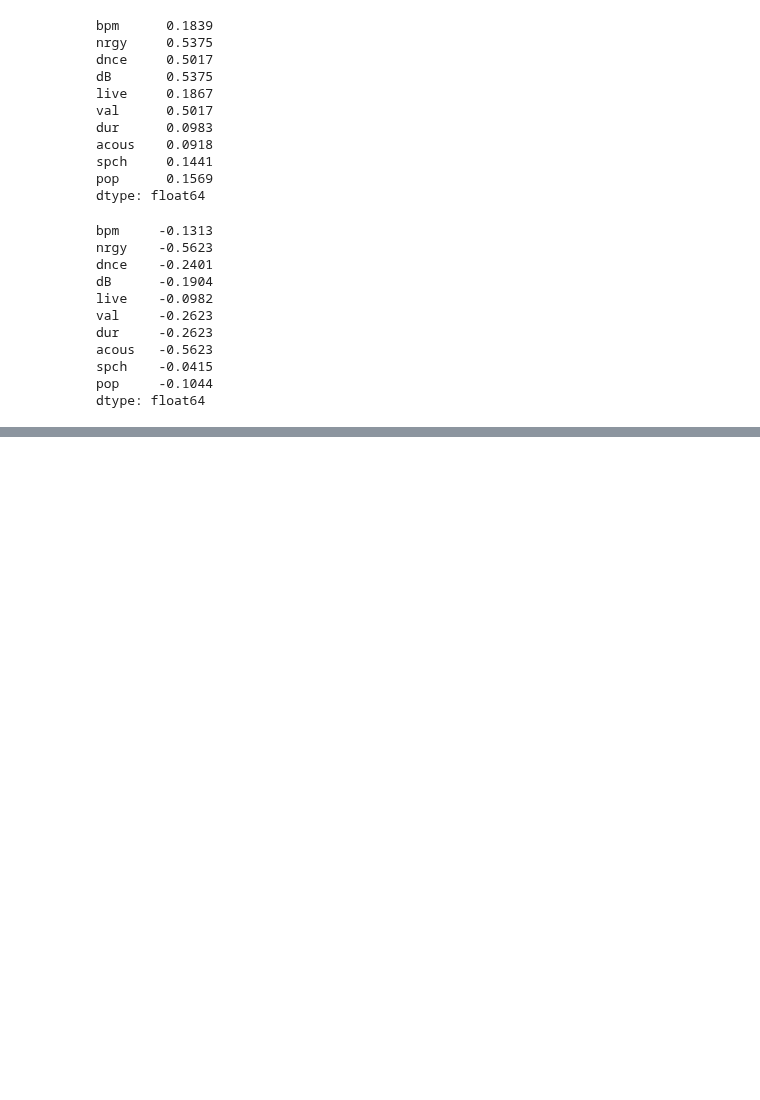
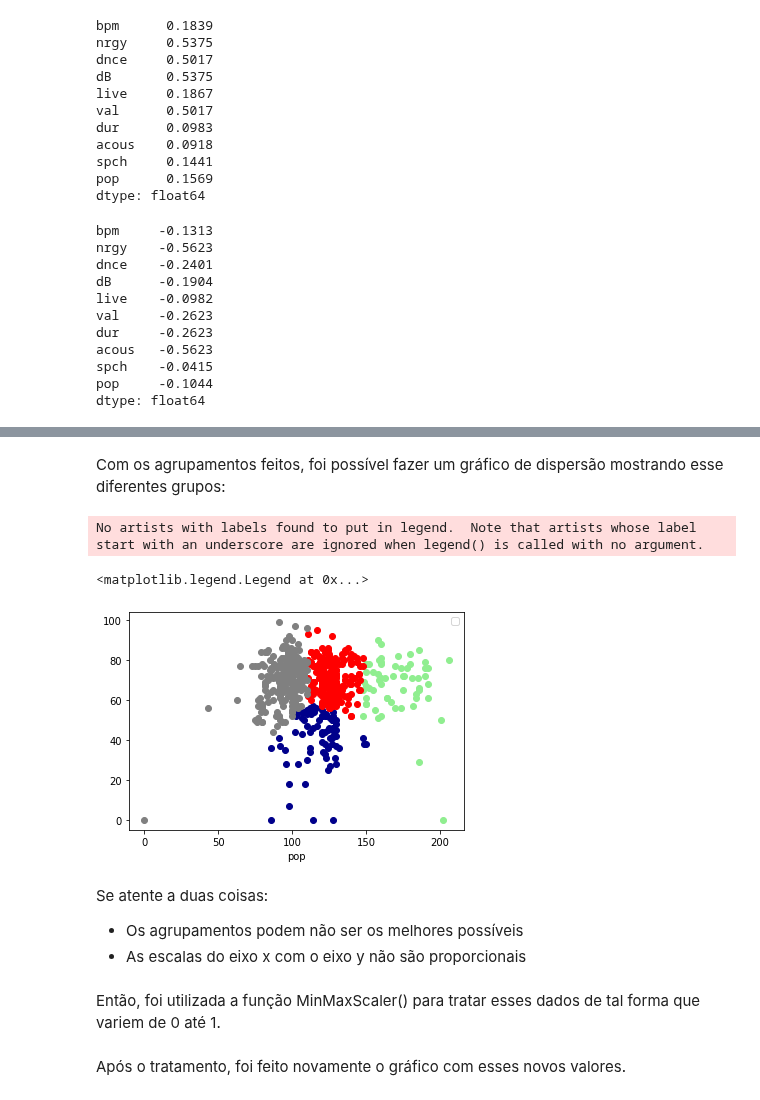
Before and after one commit to viniciusolzon/Music_Analysis, a Jupyter notebook: notebooks/dados_top10spotify.ipynb, the cells around one changed output, grey strips where cells are left out. Drawn from its saved outputs; the diff is of its cells as text; code cells hidden in the pictures; blank space fills up the shorter version.

```diff
--- a/notebooks/dados_top10spotify.ipynb
+++ b/notebooks/dados_top10spotify.ipynb
@@ -208,0 +229,2 @@ dtype: float64
+# %%
+km = KMeans(n_clusters = 4)
@@ -208,0 +233,3 @@ dtype: float64
+# %%
+y_predicted = km.fit_predict(musics[["bpm", "pop"]])
+y_predicted
@@ -208,0 +256,3 @@ dtype: float64
+# %%
+musics["cluster"] = y_predicted
+musics.head()
@@ -208,0 +266,27 @@ dtype: float64
+# %% [markdown]
+Com os agrupamentos feitos, foi possível fazer um gráfico de dispersão mostrando esse diferentes grupos:
+# %%
+df1 = musics[musics["cluster"] == 0 ]
+df2 = musics[musics["cluster"] == 1 ]
+df3 = musics[musics["cluster"] == 2 ]
+df4 = musics[musics["cluster"] == 3 ]
+
+plt.scatter(df1["bpm"], df1["pop"], color = "darkblue")
+plt.scatter(df2["bpm"], df2["pop"], color = "lightgreen")
+plt.scatter(df3["bpm"], df3["pop"], color = "red")
+plt.scatter(df4["bpm"], df4["pop"], color = "grey")
+
+plt.xlabel("bpm")
+plt.xlabel("pop")
+
+plt.legend()
+# %% [output]
+No artists with labels found to put in legend.  Note that artists whose label start with an underscore are ignored when legend() is called with no argument.
+<matplotlib.legend.Legend at 0x...>
+[figure, added]
+# %% [markdown]
+Se atente a duas coisas:
+- Os agrupamentos podem não ser os melhores possíveis
+- As escalas do eixo x com o eixo y não são proporcionais
+# %% [markdown]
+Então, foi utilizada a função MinMaxScaler() para tratar esses dados de tal forma que variem de 0 até 1.
@@ -208,0 +301,2 @@ dtype: float64
+# %% [markdown]
+Após o tratamento, foi feito novamente o gráfico com esses novos valores.
```
Also changed, not shown: parts of 29 cells of this notebook.
